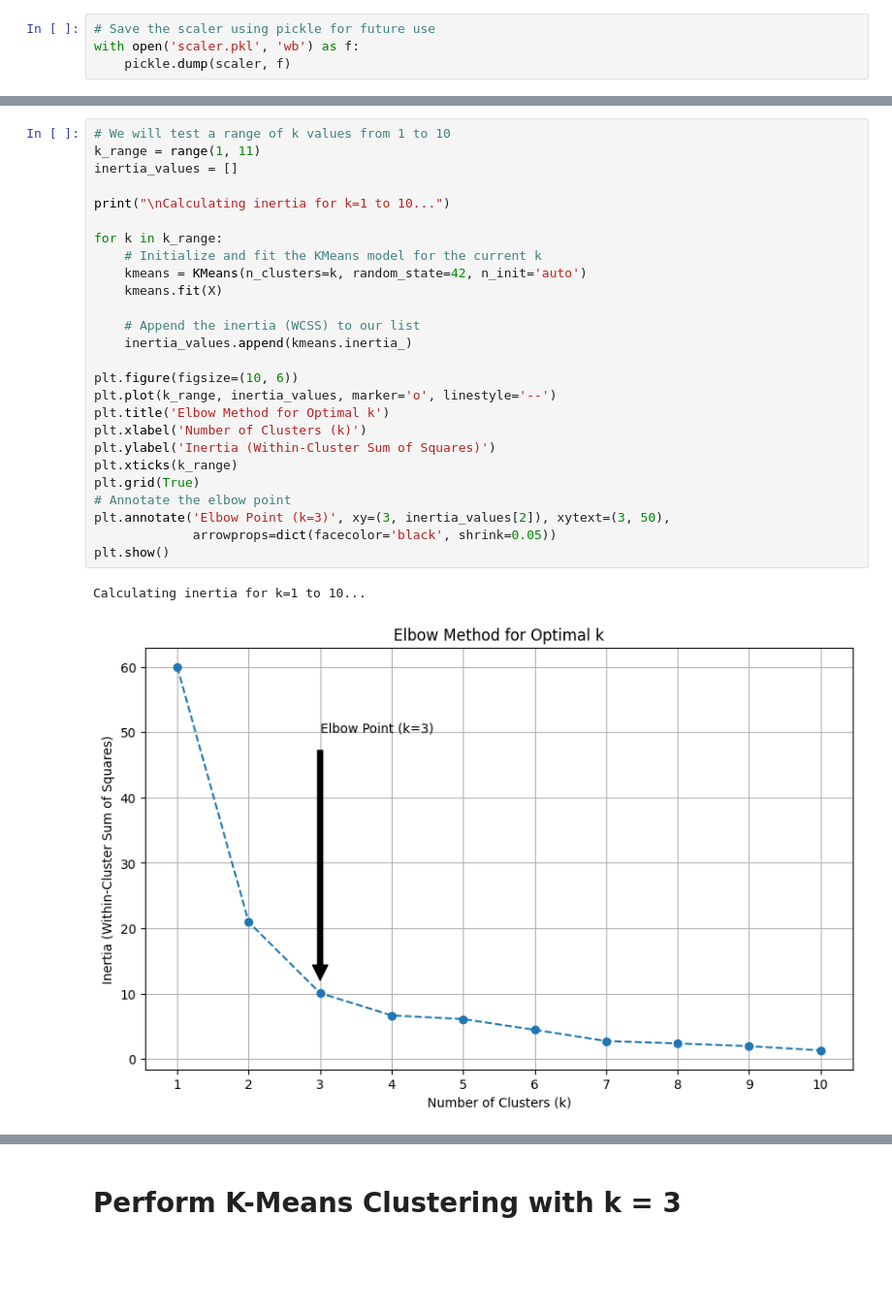
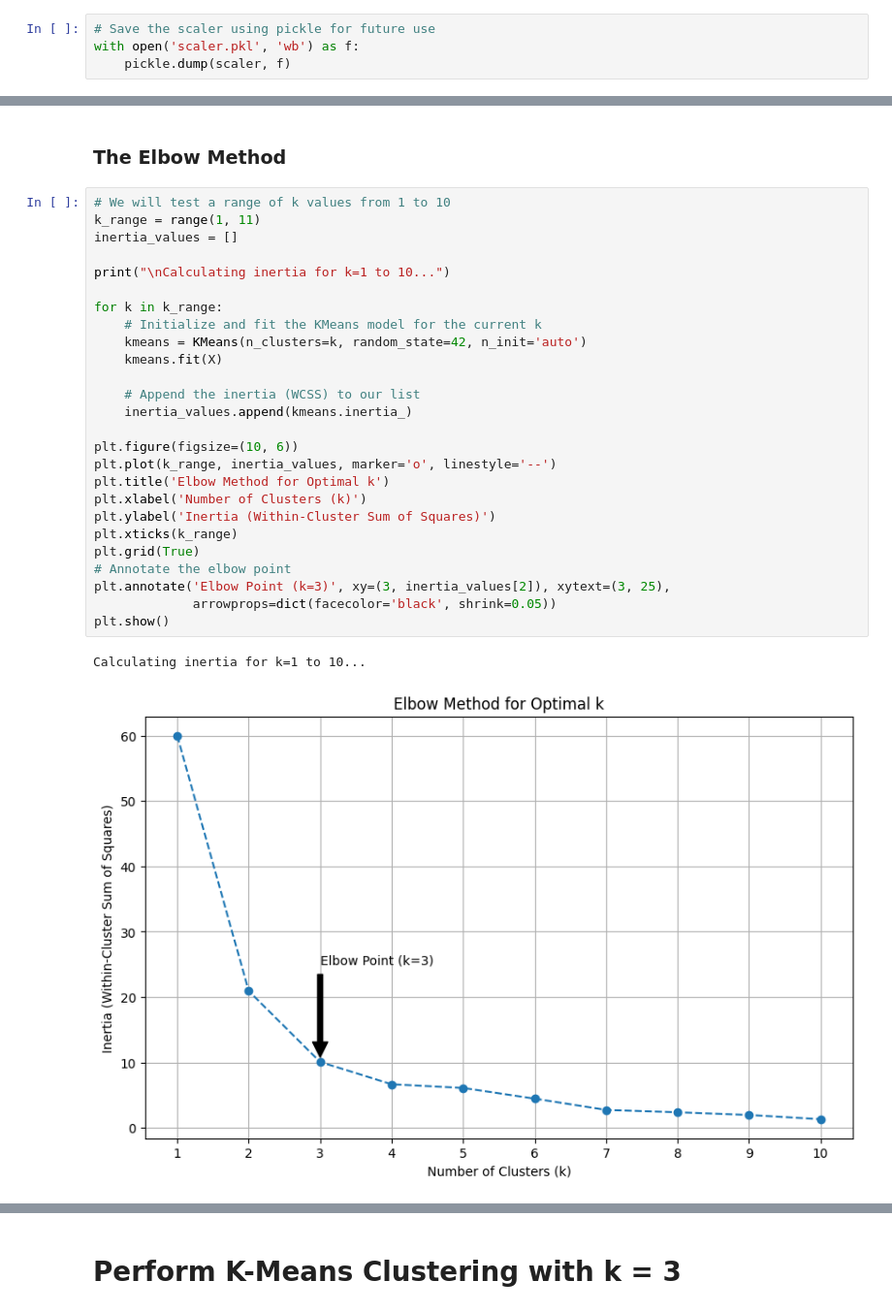
Before and after one commit to sukhitashvili/humanoo, a Jupyter notebook: data_clustering.ipynb, the cells around one changed output, grey strips where cells are left out. Shown at 97% size. Drawn from its saved outputs; the diff is of its cells as text; blank space fills up the shorter version.

```diff
--- a/data_clustering.ipynb
+++ b/data_clustering.ipynb
@@ -43,30 +46,32 @@ with open('scaler.pkl', 'wb') as f:
+# %% [markdown]
+### The Elbow Method
 # %%
 # We will test a range of k values from 1 to 10
 k_range = range(1, 11)
 inertia_values = []
 
 print("\nCalculating inertia for k=1 to 10...")
 
 for k in k_range:
     # Initialize and fit the KMeans model for the current k
     kmeans = KMeans(n_clusters=k, random_state=42, n_init='auto')
     kmeans.fit(X)
 
     # Append the inertia (WCSS) to our list
     inertia_values.append(kmeans.inertia_)
 
 plt.figure(figsize=(10, 6))
 plt.plot(k_range, inertia_values, marker='o', linestyle='--')
 plt.title('Elbow Method for Optimal k')
 plt.xlabel('Number of Clusters (k)')
 plt.ylabel('Inertia (Within-Cluster Sum of Squares)')
 plt.xticks(k_range)
 plt.grid(True)
 # Annotate the elbow point
-plt.annotate('Elbow Point (k=3)', xy=(3, inertia_values[2]), xytext=(3, 50),
+plt.annotate('Elbow Point (k=3)', xy=(3, inertia_values[2]), xytext=(3, 25),
              arrowprops=dict(facecolor='black', shrink=0.05))
 plt.show()
 # %% [output]
 Calculating inertia for k=1 to 10...
-[figure, old version]
+[figure, new version]
 # %% [markdown]
```
Also changed, not shown: parts of 6 cells of this notebook.
